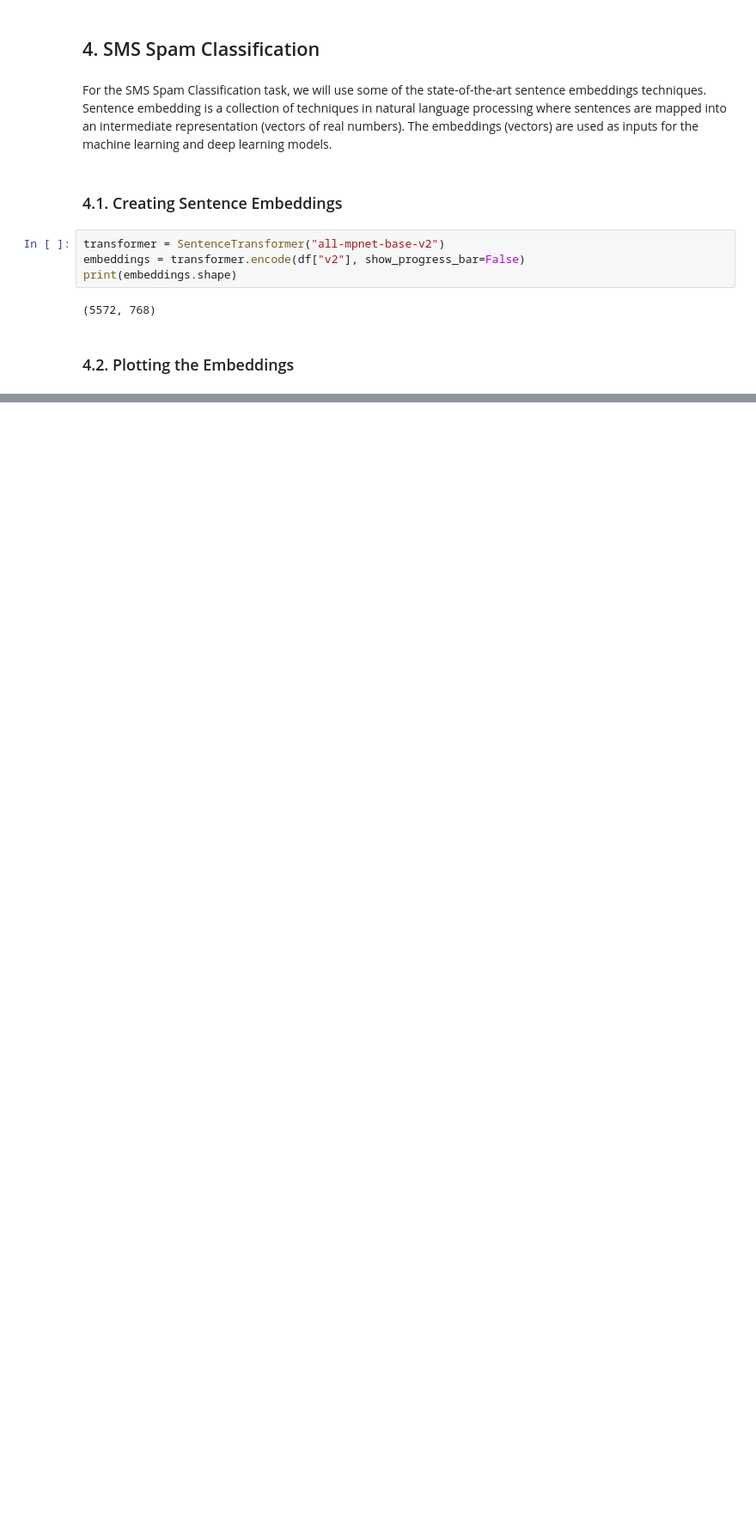
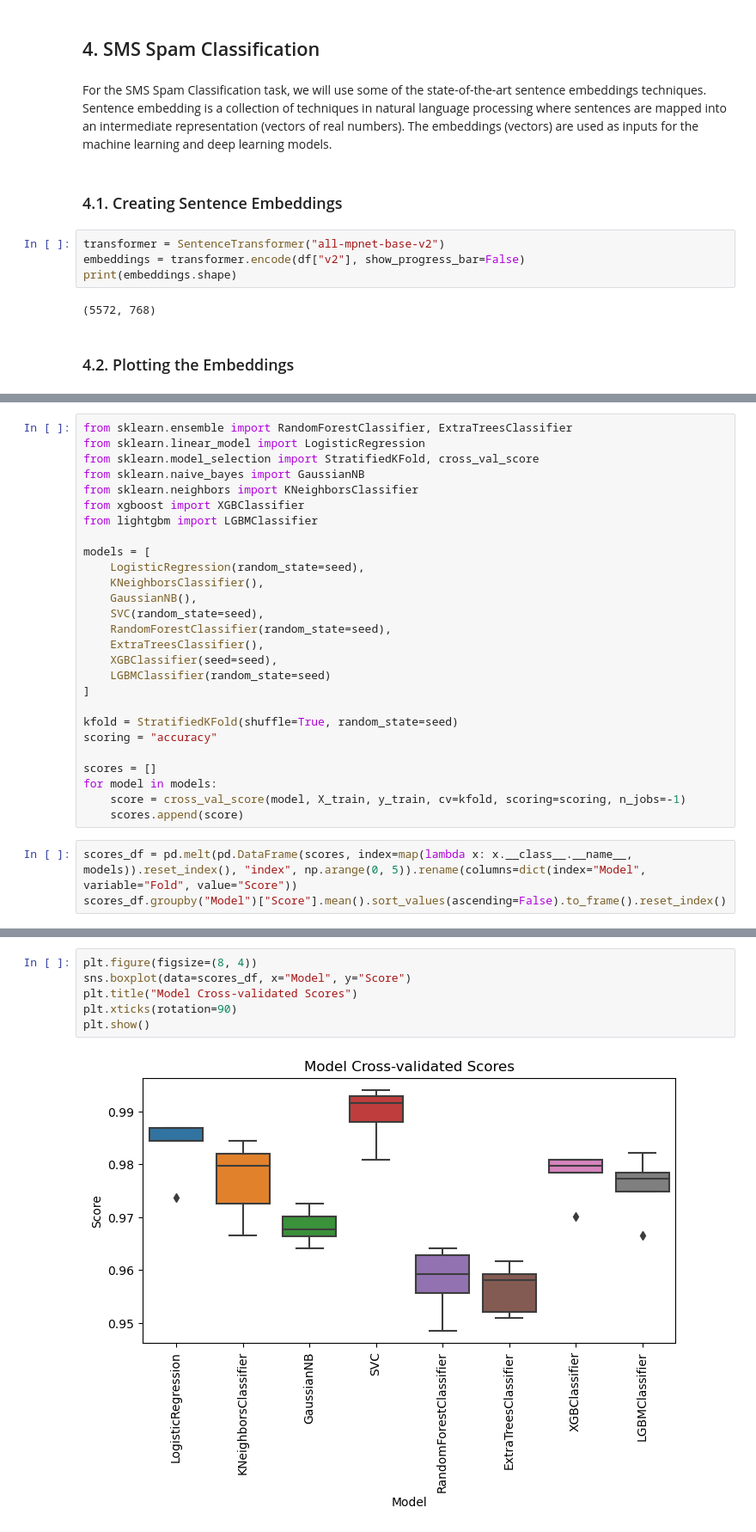
Before and after one commit to IgorTrevelin/data-science, a Jupyter notebook: SMS Spam Detection/spam.ipynb, the cells around one changed output, grey strips where cells are left out. Shown: that part at 86% size. Drawn from its saved outputs; the diff is of its cells as text; blank space fills up the shorter version.

```diff
--- a/SMS Spam Detection/spam.ipynb
+++ b/SMS Spam Detection/spam.ipynb
@@ -146,3 +149,33 @@ print(f"X_train: {X_train.shape}\nX_test: {X_test.shape}")
 # %% [output]
 X_train: (4179, 768)
 X_test: (1393, 768)
+# %%
+from sklearn.ensemble import RandomForestClassifier, ExtraTreesClassifier
+from sklearn.linear_model import LogisticRegression
+from sklearn.model_selection import StratifiedKFold, cross_val_score
+from sklearn.naive_bayes import GaussianNB
+from sklearn.neighbors import KNeighborsClassifier
+from xgboost import XGBClassifier
+from lightgbm import LGBMClassifier
+
+models = [
+    LogisticRegression(random_state=seed),
+    KNeighborsClassifier(),
+    GaussianNB(),
+    SVC(random_state=seed),
+    RandomForestClassifier(random_state=seed),
+    ExtraTreesClassifier(),
+    XGBClassifier(seed=seed),
+    LGBMClassifier(random_state=seed)
+]
+
+kfold = StratifiedKFold(shuffle=True, random_state=seed)
+scoring = "accuracy"
+
+scores = []
+for model in models:
+    score = cross_val_score(model, X_train, y_train, cv=kfold, scoring=scoring, n_jobs=-1)
+    scores.append(score)
+# %%
+scores_df = pd.melt(pd.DataFrame(scores, index=map(lambda x: x.__class__.__name__, models)).reset_index(), "index", np.arange(0, 5)).rename(columns=dict(index="Model", variable="Fold", value="Score"))
+scores_df.groupby("Model")["Score"].mean().sort_values(ascending=False).to_frame().reset_index()
@@ -148,0 +192,8 @@ X_test: (1393, 768)
+# %%
+plt.figure(figsize=(8, 4))
+sns.boxplot(data=scores_df, x="Model", y="Score")
+plt.title("Model Cross-validated Scores")
+plt.xticks(rotation=90)
+plt.show()
+# %% [output]
+[figure, added]
```
Also changed, not shown: parts of 32 cells of this notebook.
